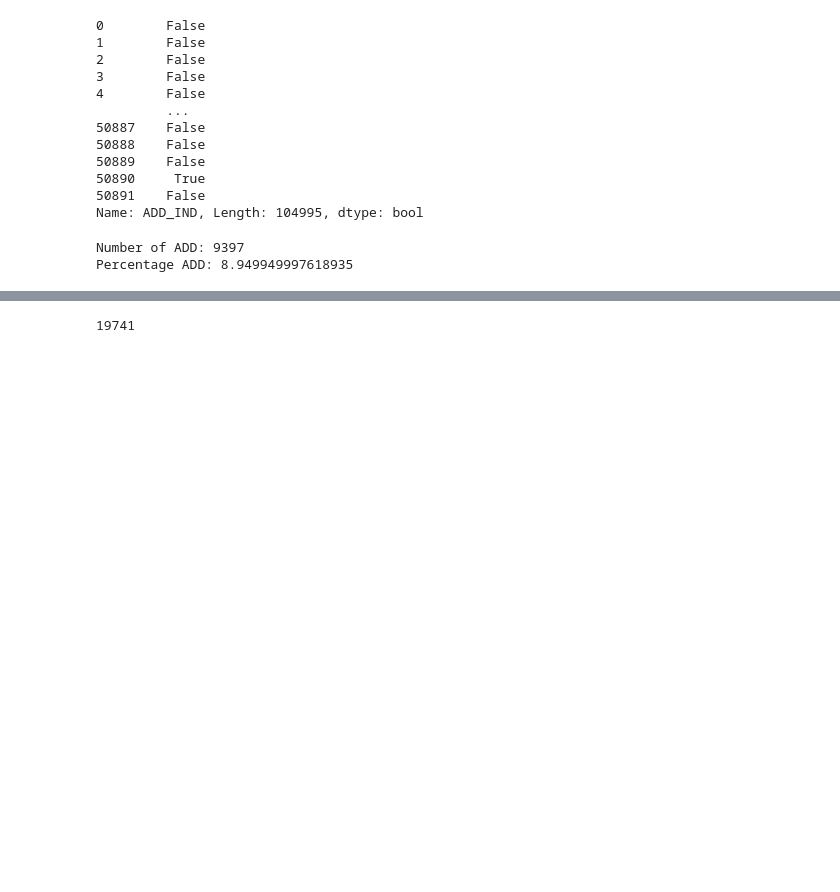
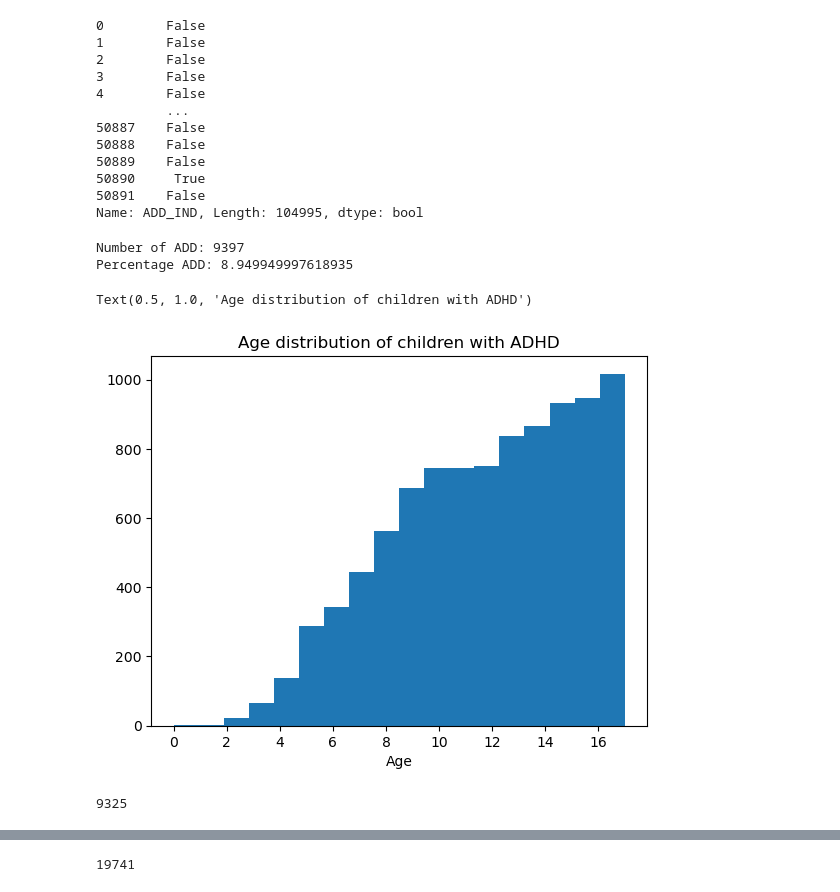
Before and after one commit to michaelyg18/CS524-ADHD, a Jupyter notebook: CS524_ADD_Prediction.ipynb, the cells around one changed output, grey strips where cells are left out. Drawn from its saved outputs; the diff is of its cells as text; code cells hidden in the pictures; blank space fills up the shorter version.

Commit message:
add figures

```diff
--- a/CS524_ADD_Prediction.ipynb
+++ b/CS524_ADD_Prediction.ipynb
@@ -83,3 +76,13 @@ print("Percentage ADD:", num_add/len(df) * 100)
 # %% [output]
 Number of ADD: 9397
 Percentage ADD: 8.949949997618935
+# %%
+# age distribution of those with ADD
+fig, ax = plt.subplots()
+ax.xaxis.set_major_locator(MaxNLocator(integer=True))
+df[df['ADD_IND']].hist(column='sc_age_years', bins=18, ax=ax, grid=False)
+ax.set_xlabel("Age")
+ax.set_title("Age distribution of children with ADHD")
+# %% [output]
+Text(0.5, 1.0, 'Age distribution of children with ADHD')
+[figure, added]
@@ -86 +97,6 @@ Percentage ADD: 8.949949997618935
+# %%
+# seeing total of those that have an ADHD severity too
+sum(df['ADD_SEVERITY'] != 0)
+# %% [output]
+9325
 # %%
```
Also changed, not shown: parts of 5 cells of this notebook, 2 other files.
